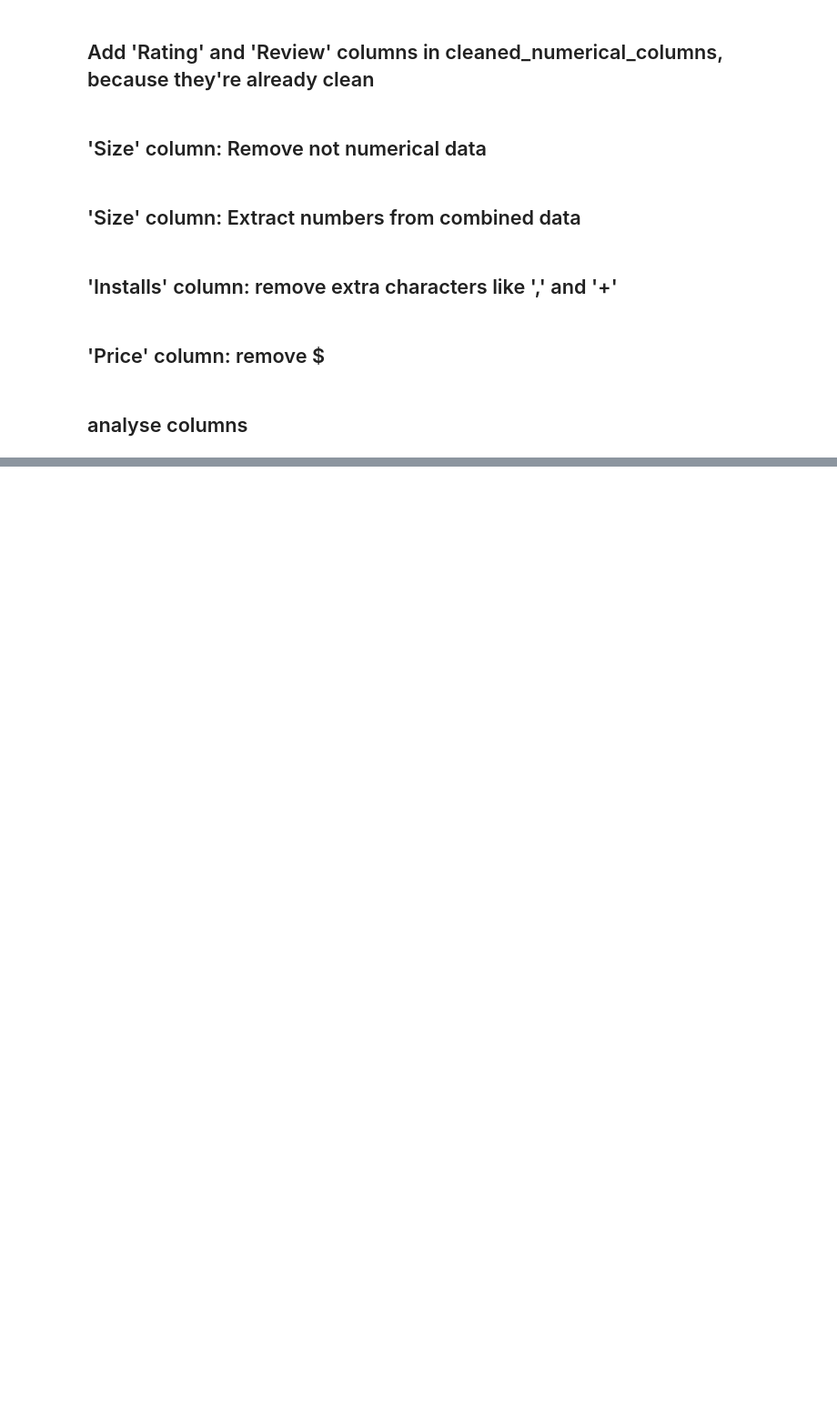
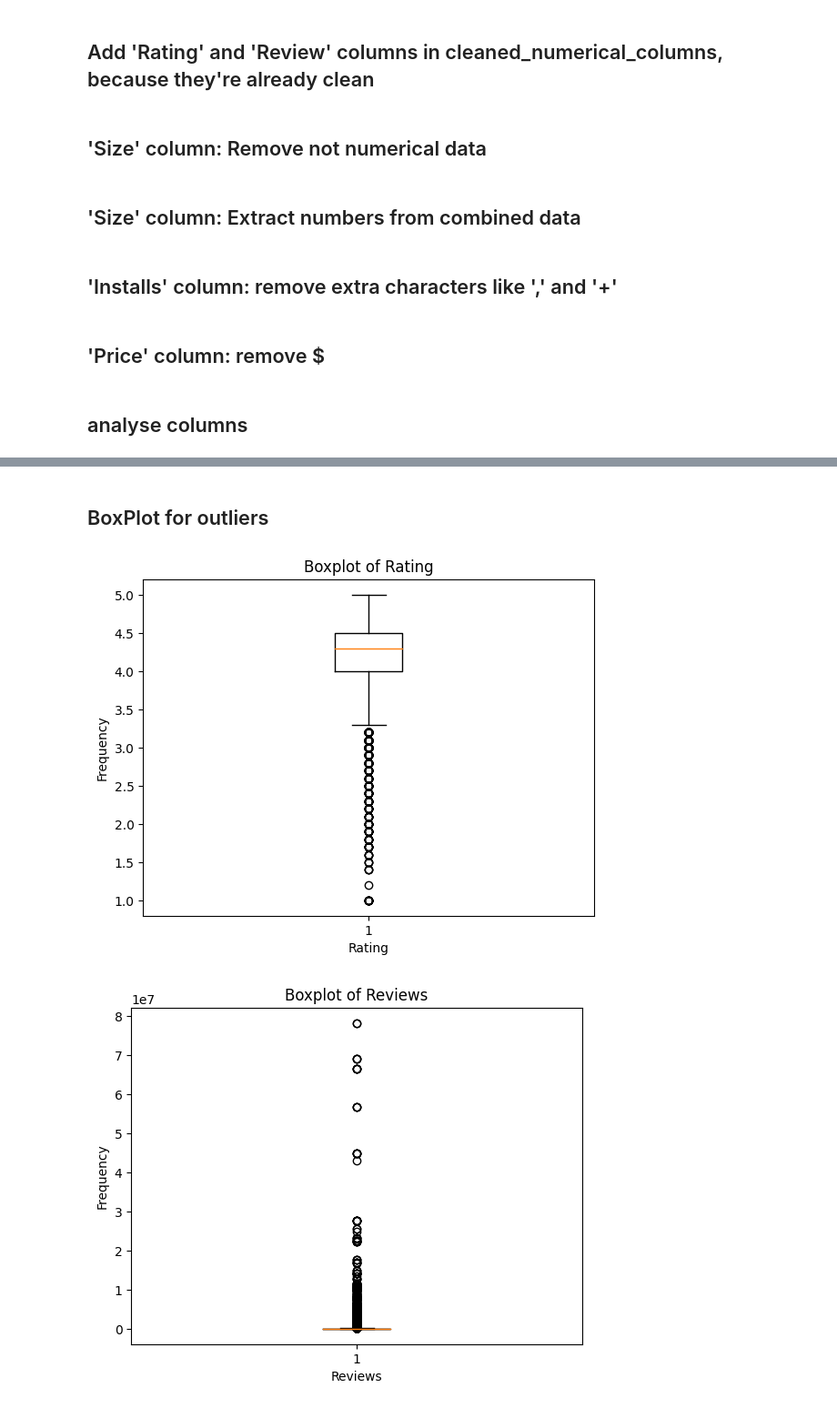
Before and after one commit to Soroush-Pasandideh/DataMining, a Jupyter notebook: part_1/phase1.ipynb, the cells around one changed output, grey strips where cells are left out. Shown at 91% size. Drawn from its saved outputs; the diff is of its cells as text; code cells hidden in the pictures; blank space fills up the shorter version.

Commit message:
making BoxPlot for all data in cleaned_numerical_columns to recognize outliers.

```diff
--- a/part_1/phase1.ipynb
+++ b/part_1/phase1.ipynb
@@ -105,0 +115,17 @@ analyse_attrs.T.to_csv('analyse_attrs.csv', index=False)
+# %% [markdown]
+## BoxPlot for outliers
+# %%
+for key in cleaned_numerical_columns.keys():
+    # get a column of data
+    data = cleaned_numerical_columns[key]
+    # create boxplot
+    plt.boxplot(data)
+    # Add labels and title
+    plt.xlabel(key)
+    plt.ylabel('Frequency')
+    plt.title(f'Boxplot of {key}')
+    plt.savefig(f'boxplot_{key}.png')
+    plt.show()
+# %% [output]
+[figure, added]
+[figure, added]
```
Also changed, not shown: parts of 3 cells of this notebook, 6 other files.
